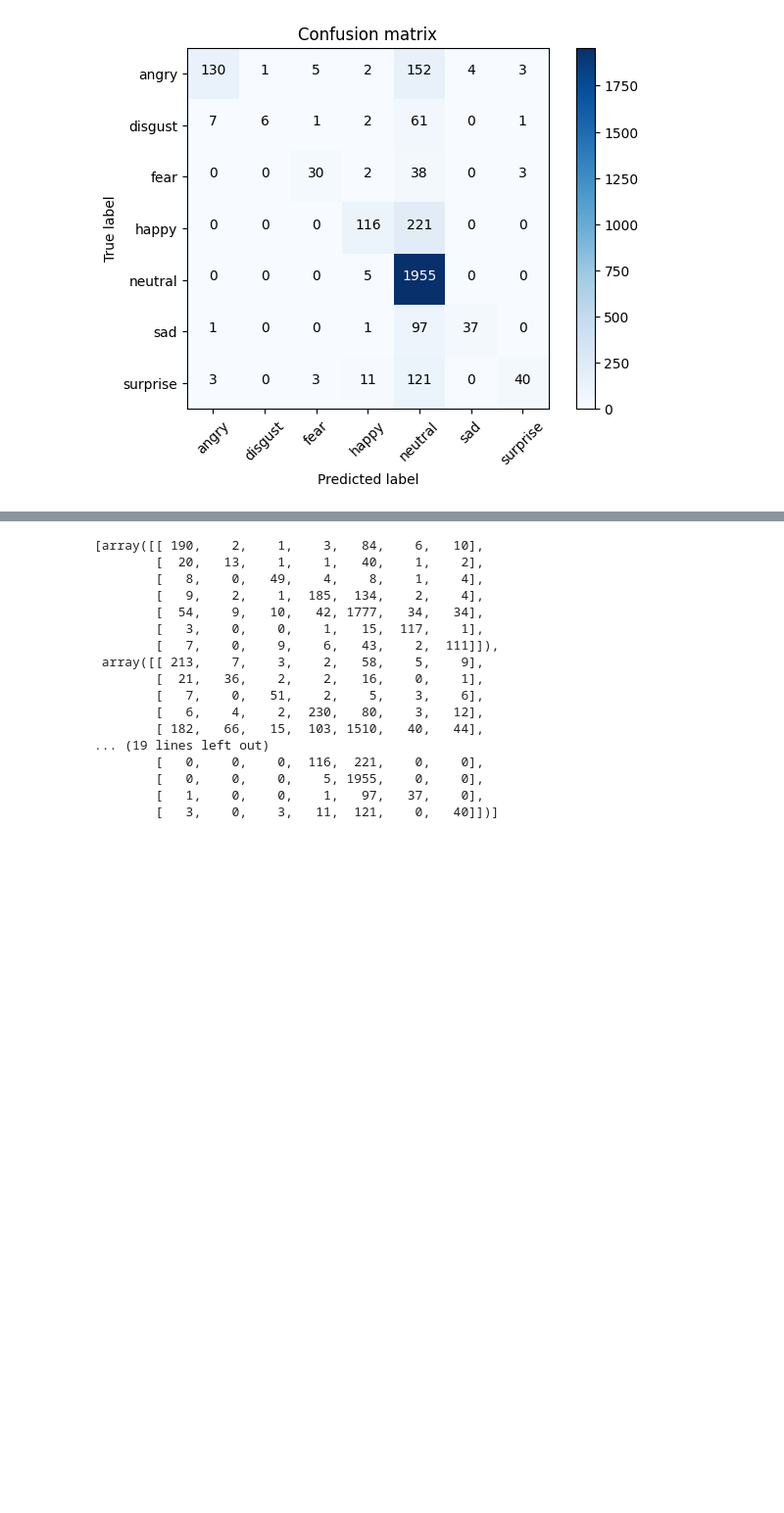
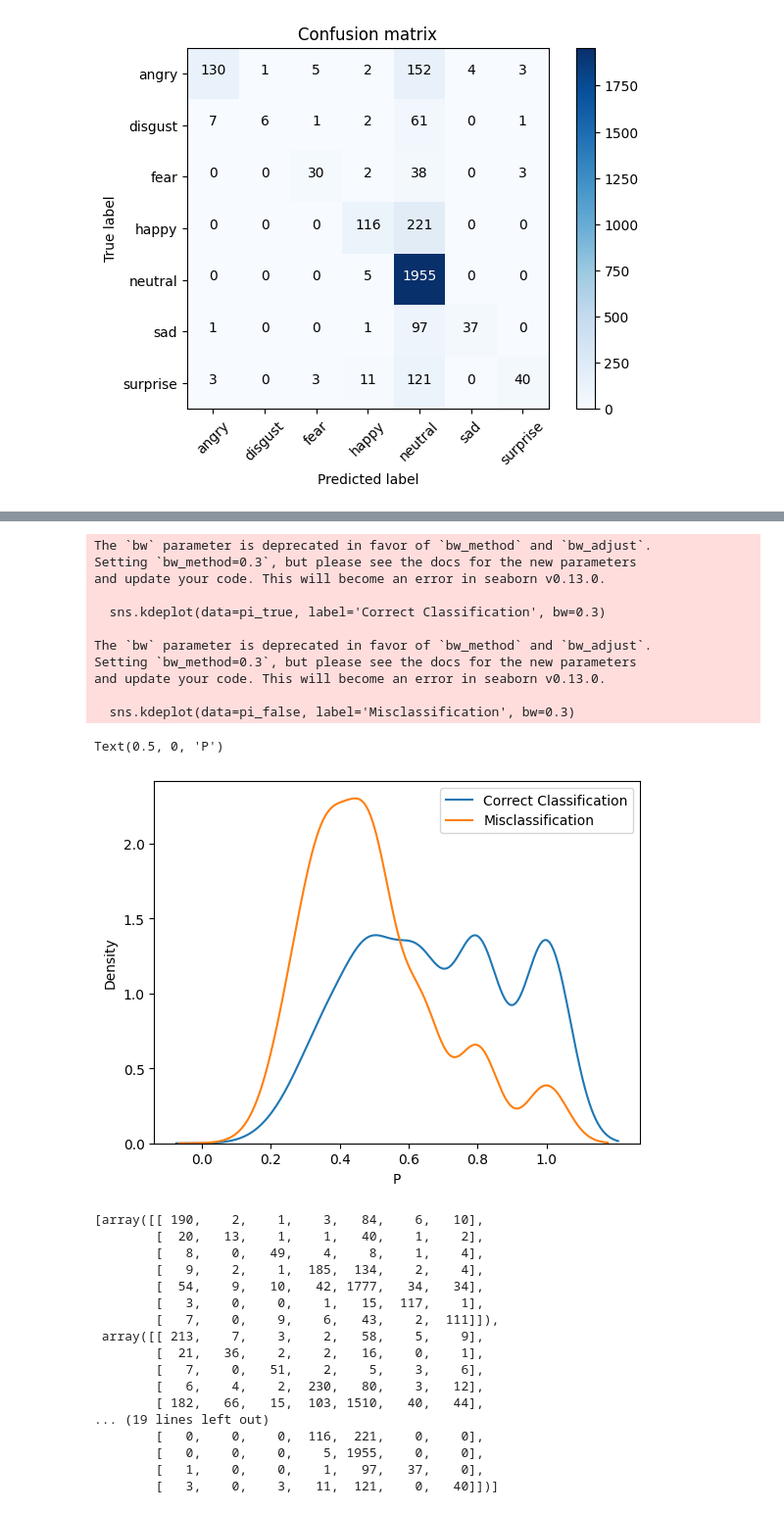
Before and after one commit to kw-idea/ETRI_2023_AI_KCC, a Jupyter notebook: KFold_fusion_model/Late_fusion_KFold.ipynb, the cells around one changed output, grey strips where cells are left out. Shown: that part at 98% size. Saved outputs shown, nothing was run; the diff lists cells and outputs as text; code cells hidden in the pictures; blank space fills up the shorter version.

```diff
--- a/KFold_fusion_model/Late_fusion_KFold.ipynb
+++ b/KFold_fusion_model/Late_fusion_KFold.ipynb
@@ -288,0 +366,28 @@ Confusion matrix, without normalization
+# %%
+result_2 = pi_values[1].index.isin(true_index)
+result_indexes_2 = pi_values[1].index[result_2]
+filtered_values_2 = pi_values[1].loc[result_indexes_2]
+filtered_values_false_2 = pi_values[1].loc[~result_2]
+pi_true.extend(list(filtered_values_2))
+pi_false.extend(list(filtered_values_false_2))
+# %%
+result_3 = pi_values[2].index.isin(true_index)
+result_indexes_3 = pi_values[2].index[result_3]
+filtered_values_3 = pi_values[2].loc[result_indexes_3]
+filtered_values_false_3 = pi_values[2].loc[~result_3]
+pi_true.extend(list(filtered_values_3))
+pi_false.extend(list(filtered_values_false_3))
+# %%
+result_4 = pi_values[3].index.isin(true_index)
+result_indexes_4 = pi_values[3].index[result_4]
+filtered_values_4 = pi_values[3].loc[result_indexes_4]
+filtered_values_false_4 = pi_values[3].loc[~result_4]
+pi_true.extend(list(filtered_values_4))
+pi_false.extend(list(filtered_values_false_4))
+# %%
+result_5 = pi_values[4].index.isin(true_index)
+result_indexes_5 = pi_values[4].index[result_5]
+filtered_values_5 = pi_values[4].loc[result_indexes_5]
+filtered_values_false_5 = pi_values[4].loc[~result_5]
+pi_true.extend(list(filtered_values_5))
+pi_false.extend(list(filtered_values_false_5))
@@ -289,3 +396,24 @@ Confusion matrix, without normalization
+# %%
+sns.kdeplot(data=pi_true, label='Correct Classification', bw=0.3)
+sns.kdeplot(data=pi_false, label='Misclassification', bw=0.3)
+plt.xticks([0.0,0.2,0.4,0.6,0.8,1.0])
+plt.legend()
+plt.xlabel('P')
+# plt.title('정분류된 값의 KDE 분포')
+# %% [output]
+The `bw` parameter is deprecated in favor of `bw_method` and `bw_adjust`.
+Setting `bw_method=0.3`, but please see the docs for the new parameters
+and update your code. This will become an error in seaborn v0.13.0.
+
+  sns.kdeplot(data=pi_true, label='Correct Classification', bw=0.3)
+
+The `bw` parameter is deprecated in favor of `bw_method` and `bw_adjust`.
+Setting `bw_method=0.3`, but please see the docs for the new parameters
+and update your code. This will become an error in seaborn v0.13.0.
+
+  sns.kdeplot(data=pi_false, label='Misclassification', bw=0.3)
+Text(0.5, 0, 'P')
+[figure, added]
 # %%
 # %% [output]
 [array([[ 190,    2,    1,    3,   84,    6,   10],
```
Also changed, not shown: parts of 26 cells of this notebook, 1 other file.
